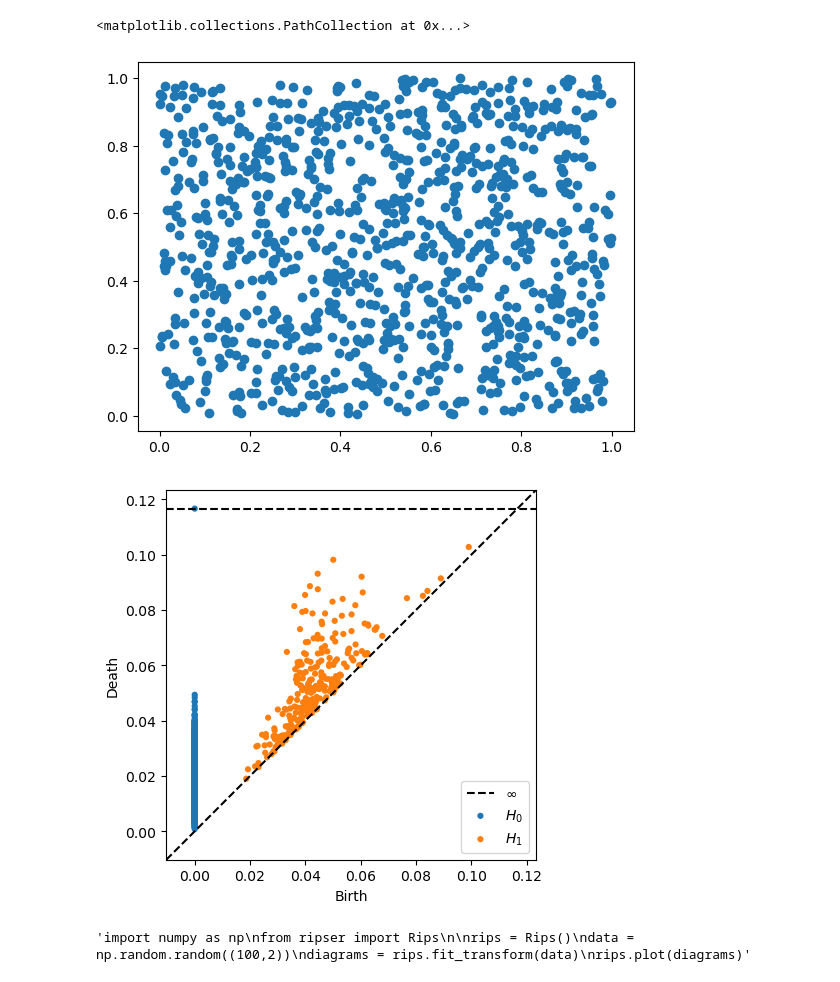
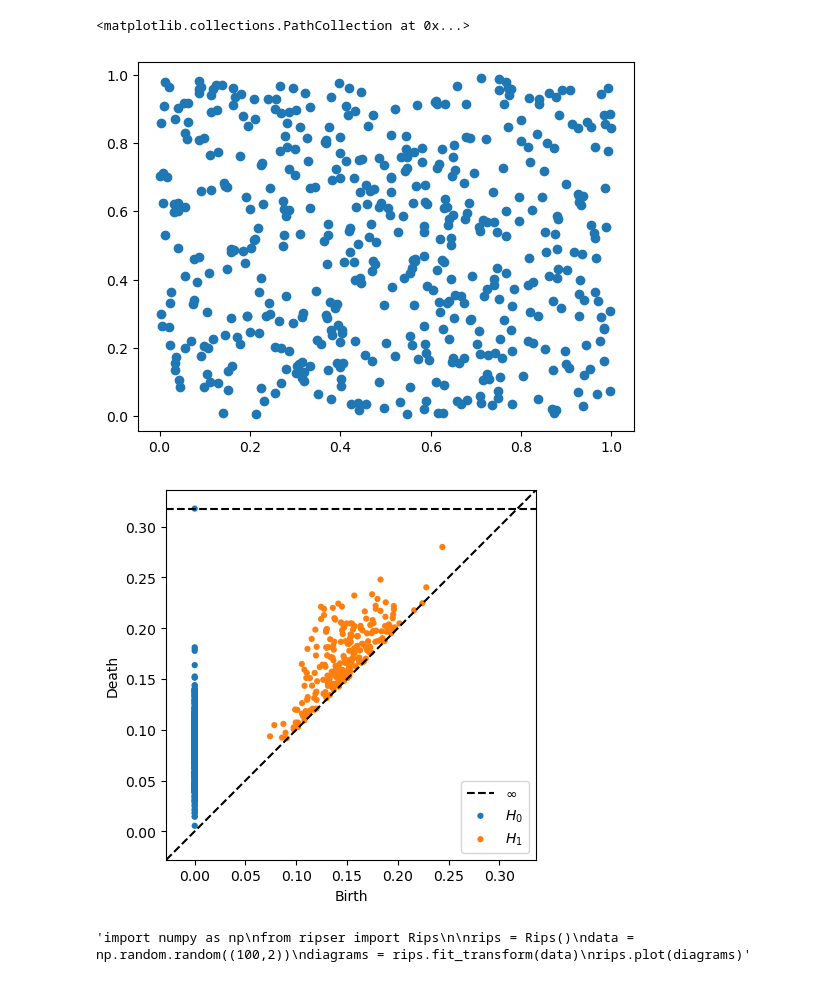
Before and after one commit to Nours135/NjuDTA, a Jupyter notebook: risper try.ipynb, the cells around one changed output. Saved outputs shown, nothing was run; the diff lists cells and outputs as text; code cells hidden in the pictures.

```diff
--- a/risper try.ipynb
+++ b/risper try.ipynb
@@ -1,14 +1,14 @@
 # %%
 import numpy as np
 from ripser import ripser
 from persim import plot_diagrams
 import matplotlib.pyplot as plt
 
-data = np.random.random((1000,2))
+data = np.random.random((500,3))
 plt.scatter(data[:,0], data[:,1])
 # %% [output]
 <matplotlib.collections.PathCollection at 0x...>
-[figure, old version]
+[figure, new version]
 # %%
 diagrams = ripser(data)['dgms']
 plot_diagrams(diagrams, show=True)
@@ -22,7 +22,7 @@ data = np.random.random((100,2))
 diagrams = rips.fit_transform(data)
 rips.plot(diagrams)'''
 # %% [output]
-[figure, old version]
+[figure, new version]
 'import numpy as np\nfrom ripser import Rips\n\nrips = Rips()\ndata = np.random.random((100,2))\ndiagrams = rips.fit_transform(data)\nrips.plot(diagrams)'
 # %%
 import kmapper as km
```
Also changed, not shown: parts of 1 cell of this notebook, 5 other files.
